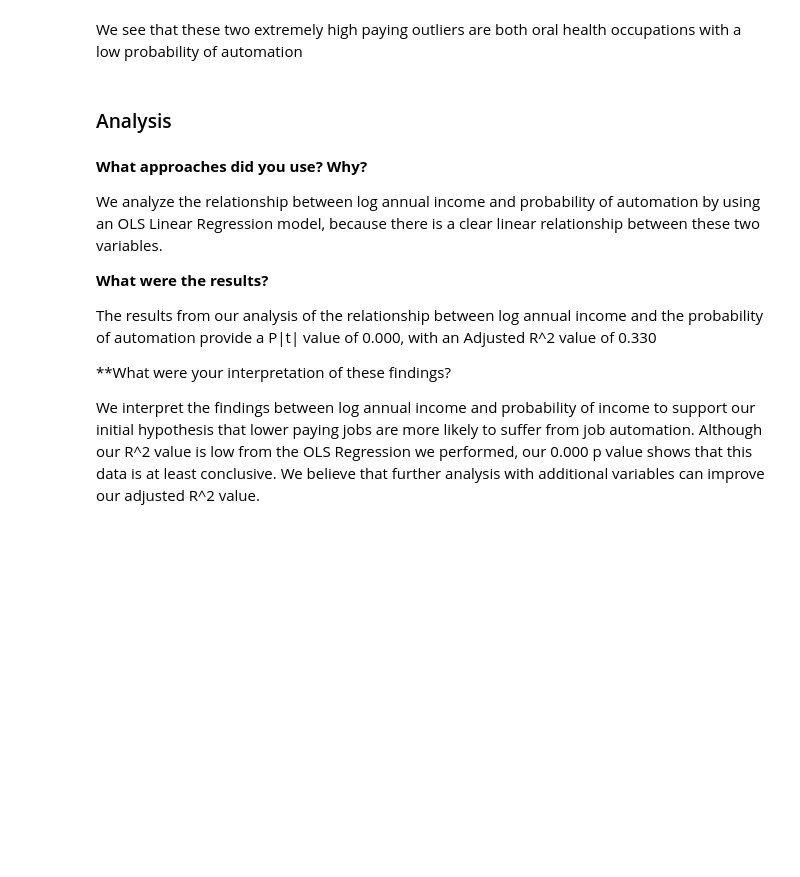
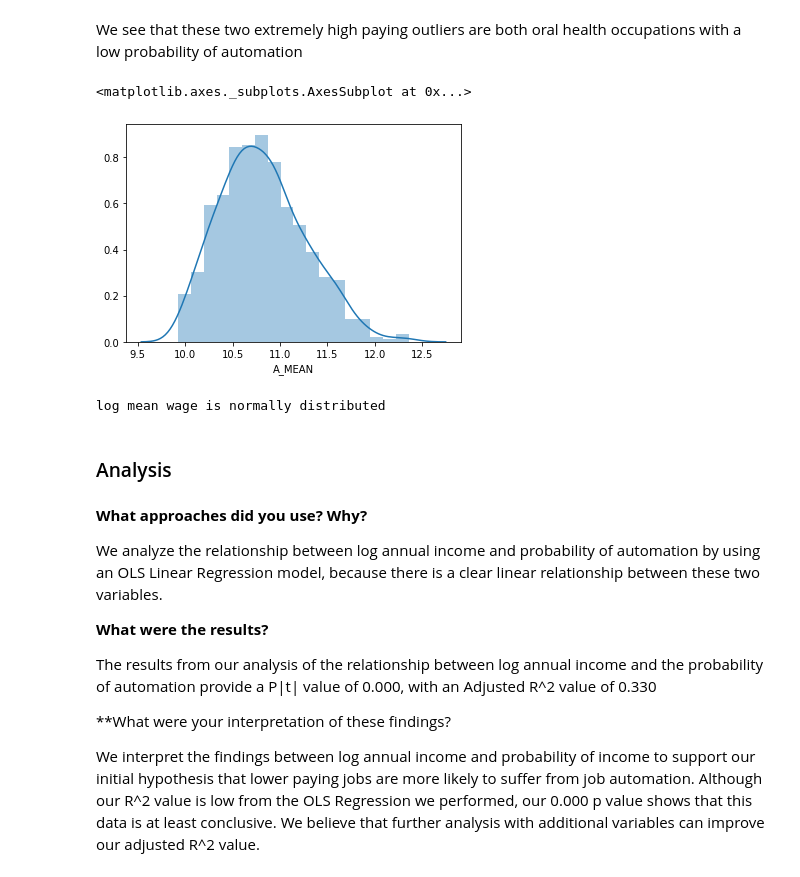
Before and after one commit to COGS108/group11_sp20, a Jupyter notebook: FinalProject_group11.ipynb, the cells around one changed output. Cells and saved outputs as stored; diff of their text form; code cells hidden in the pictures; blank space fills up the shorter version.

```diff
--- a/FinalProject_group11.ipynb
+++ b/FinalProject_group11.ipynb
@@ -418,11 +448,16 @@ df_probwages[df_probwages.A_MEAN > 225000]
 We see that these two extremely high paying outliers are both oral health occupations with a low probability of automation
 # %%
 # Distribution of log annual mean income
-sns.distplot(np.log(df_probwages.A_MEAN))
+sns.distplot(np.log(df_probwages_m.A_MEAN))
+# %% [output]
+<matplotlib.axes._subplots.AxesSubplot at 0x...>
+[figure, added]
 # %%
 # Test normality of log wage
-stat_wage_mean_log, p_wage_mean_log = normaltest(df_probwages.log_A_MEAN)
+stat_wage_mean_log, p_wage_mean_log = normaltest(df_probwages_m.log_A_MEAN)
 print('log mean wage is normally distributed') if p_wage_mean_log < 0.01 else print('log mean wage is NOT normally distributed')
+# %% [output]
+log mean wage is normally distributed
 # %% [markdown]
 ### Analysis
 # %% [markdown]
```
Also changed, not shown: parts of 19 cells of this notebook.
